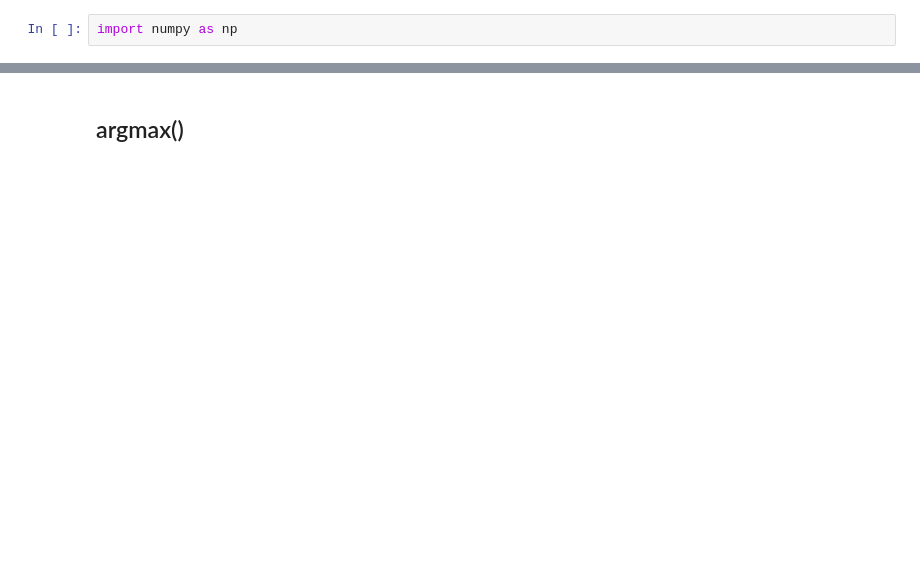
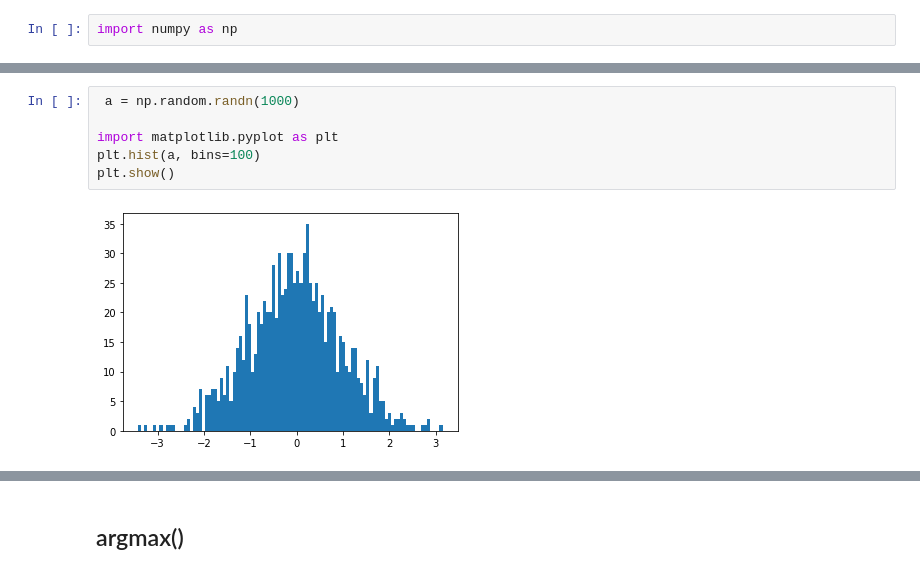
Before and after one commit to dhrim/hongik_2021, a Jupyter notebook: material/library/numpy.ipynb, the cells around one changed output, grey strips where cells are left out. Drawn from its saved outputs; the diff is of its cells as text; blank space fills up the shorter version.

```diff
--- a/material/library/numpy.ipynb
+++ b/material/library/numpy.ipynb
@@ -1254,0 +450,8 @@ shape: (3, 4, 2), dimension: 3, dtype:int64
+# %%
+ a = np.random.randn(1000)
+
+import matplotlib.pyplot as plt
+plt.hist(a, bins=100)
+plt.show()
+# %% [output]
+[figure, added]
```
Also changed, not shown: parts of 281 cells of this notebook, 3 other files.
